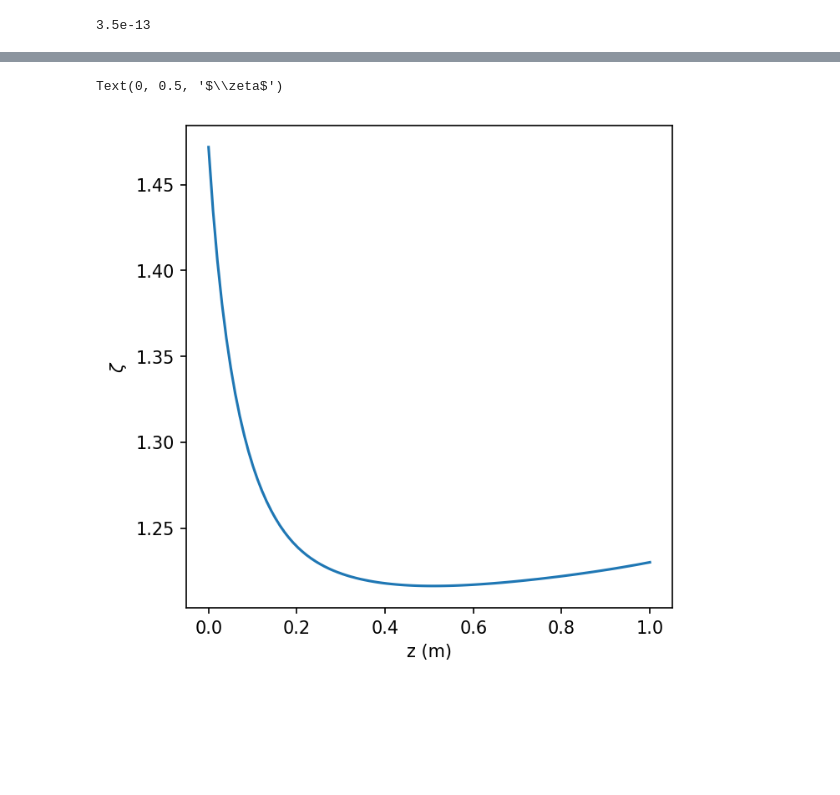
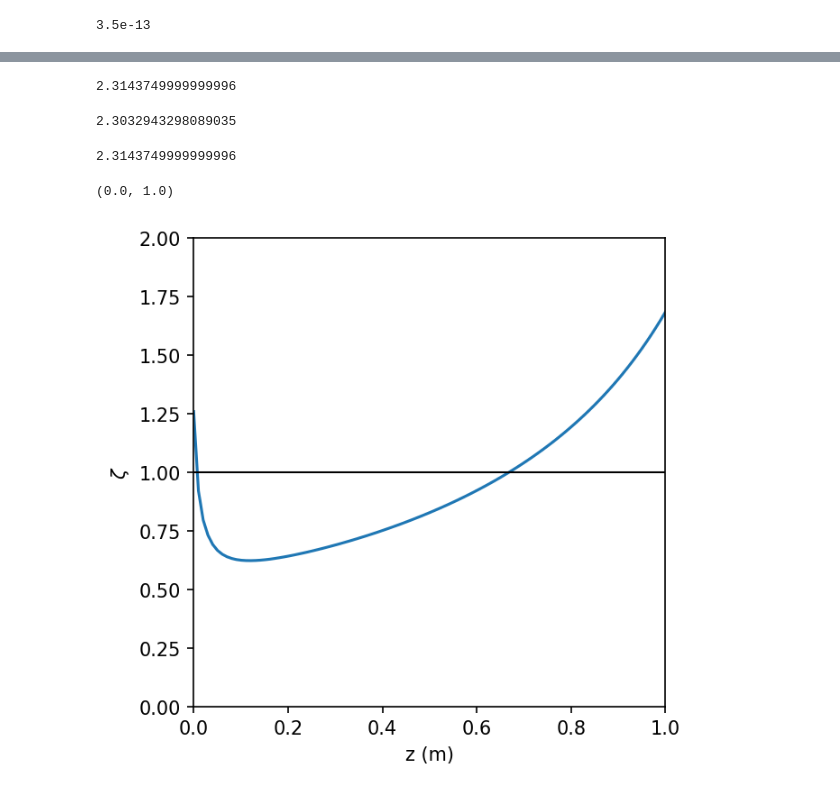
Before and after one commit to UTA-NURES/MECBPaperPlots, a Jupyter notebook: MultipolesCode-Li.ipynb, the cells around one changed output, grey strips where cells are left out. Cells and saved outputs as stored; diff of their text form; code cells hidden in the pictures; blank space fills up the shorter version.

```diff
--- a/MultipolesCode-Li.ipynb
+++ b/MultipolesCode-Li.ipynb
@@ -115,9 +103,7 @@ def GetLnGradients_B_N_R(p,z):
 # %%
 #Set up three functions, fN, fR, fEta, and two initial conditions phi0, T0
 
-v0=11
-T0=0.1
-phi0=2e11
+
 z0=0
 
 
@@ -131,28 +117,26 @@ AllEtas=[]
 AllVs=[]
 
 
-
-eta0=8.5
+phi0=4e11
+v0=6.8
+T0=0.2
+M=6*amu
 
 Ls=np.array([1])
-etas=[-1]
 Ns=[8]
-Rs=[0.01]
 Bs=[0.5]
+R0s=list(np.linspace(0.03,0.01,100))
 
 
 for Li in range(0,len(Ls)):
     L=Ls[Li]
-    eta0=etas[Li]
     N0=Ns[Li]
-    R0=Rs[Li]
+    B0=Bs[Li]
     zs=np.linspace(0,L,100)
 
 
-    R0s=list(np.linspace(0.03,0.01,100))
     fN=interp1d(zs,list((np.ones_like(zs))*N0),bounds_error=False,fill_value='extrapolate')
     fR=interp1d(zs,R0s,bounds_error=False,fill_value='extrapolate')
-    fEta=interp1d(zs,list((np.ones_like(zs))*eta0),bounds_error=False,fill_value='extrapolate')
     fB=interp1d(zs,list((np.ones_like(zs))*B0),bounds_error=False,fill_value='extrapolate')
 
     GetLnGradients=GetLnGradients_B_N_R
@@ -160,16 +144,7 @@ for Li in range(0,len(Ls)):
     sol=odeint(GetLnGradients,[np.log(T0),np.log(phi0)],zs)
     AllPhis+=list(np.exp(sol[:,1]))
     AllTs+=list(np.exp(sol[:,0]))
-
     AllVs+=list(v0*np.ones_like(zs))
-
     AllNs+=list((np.ones_like(zs))*N0)
-    AllEtas+=list((np.ones_like(zs))*eta0)
-    AllRs+=list(np.ones_like(zs)*R0)
     AllZs+=list(z0+zs)
-    z0=AllZs[-1]
-
-    T0=AllTs[-1]*3
-    phi0=AllPhis[-1]
-    v0=AllVs[-1]*0.6
-    #print(AllTs,AllPhis)
+    AllRs+=list(fR(z0+zs))
@@ -193,11 +176,26 @@ Text(0.5, 1.0, '$j_0=2\\times10^{11}\\,\\mathrm {s}^{-1}, v_0 = 11 \\,\\mathrm{m
+# %%
+(7/16)*2.3**2
+# %% [output]
+2.3143749999999996
+# %%
+10/np.sqrt(6*np.pi)
+# %% [output]
+2.3032943298089035
+# %%
+(1-0.75**2)*2.3**2
+# %% [output]
+2.3143749999999996
 # %%
-plt.figure(figsize=(5,5),dpi=150)
+plt.figure(figsize=(4.5,4.5),dpi=150)
 plt.plot(AllZs,gam(alpha(np.array(AllNs))*BohrMagneton/(Boltzmann*np.array(AllTs)),np.array(AllNs),np.array(AllPhis),sigma0,np.array(AllVs),np.array(AllRs)))
 plt.xlabel("z (m)")
 plt.ylabel("$\zeta$")
+plt.plot([0,1],[1,1],'-',color='black',linewidth=1)
+plt.ylim(0,2)
+plt.xlim(0,1)
 # %% [output]
-Text(0, 0.5, '$\\zeta$')
+(0.0, 1.0)
-[figure, old version]
+[figure, new version]
 # %%
 #Set up three functions, fN, fR, fEta, and two initial conditions phi0, T0
 
```
Also changed, not shown: parts of 12 cells of this notebook.
